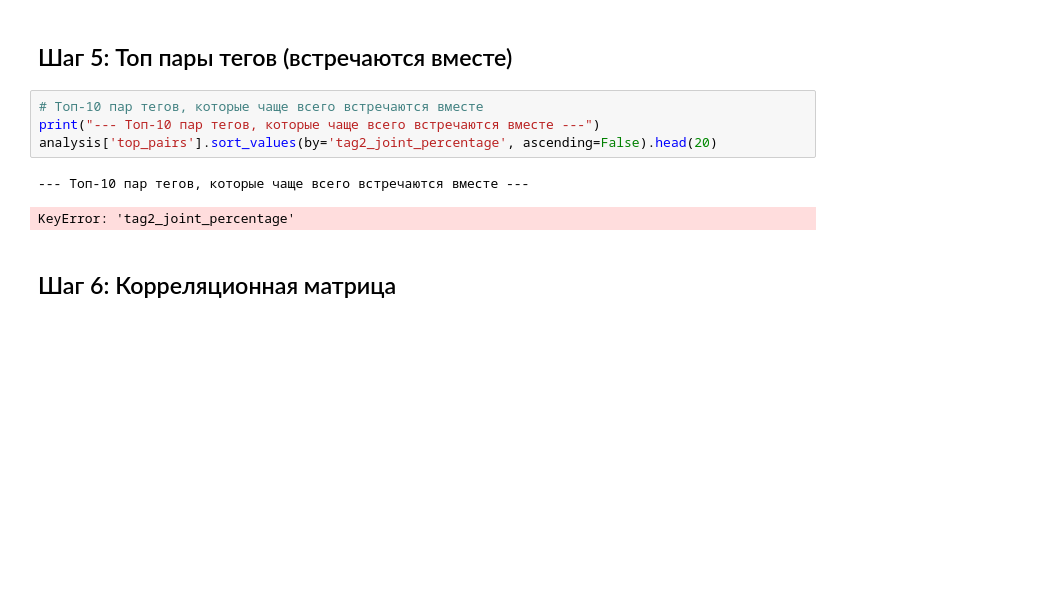
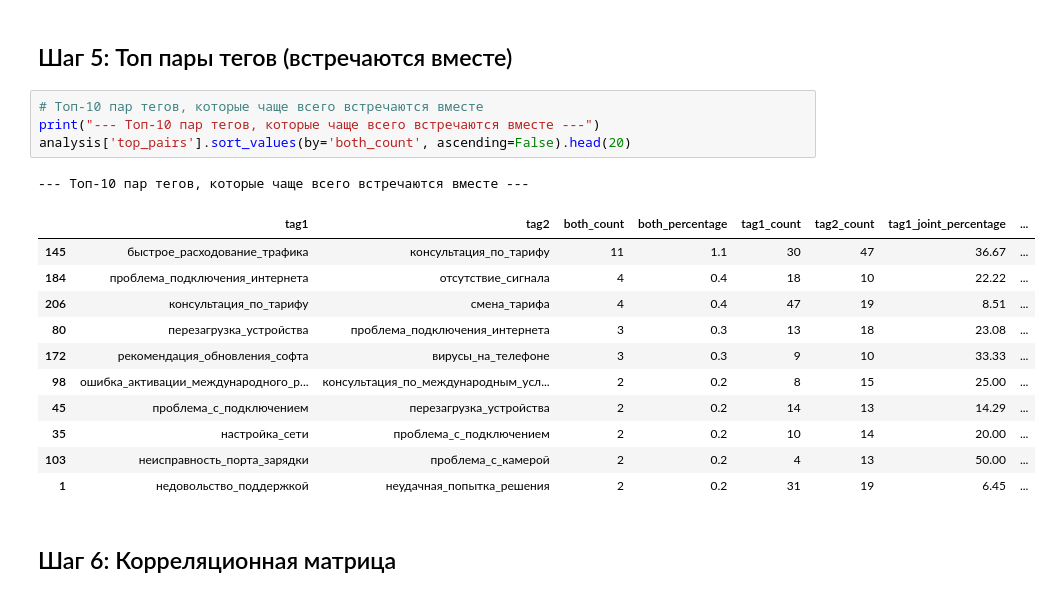
Before and after one commit to talexeyft/llm_tags, a Jupyter notebook: test_tag_analysis.ipynb, the cells around one changed output. Drawn from its saved outputs; the diff is of its cells as text; blank space fills up the shorter version.

```diff
--- a/test_tag_analysis.ipynb
+++ b/test_tag_analysis.ipynb
@@ -234,10 +321,20 @@ analysis['statistics'].head(20)
 # %%
 # Топ-10 пар тегов, которые чаще всего встречаются вместе
 print("--- Топ-10 пар тегов, которые чаще всего встречаются вместе ---")
-analysis['top_pairs'].sort_values(by='tag2_joint_percentage', ascending=False).head(20)
+analysis['top_pairs'].sort_values(by='both_count', ascending=False).head(20)
 # %% [output]
 --- Топ-10 пар тегов, которые чаще всего встречаются вместе ---
-KeyError: 'tag2_joint_percentage'
+|  | tag1 | tag2 | both_count | both_percentage | tag1_count | tag2_count | tag1_joint_percentage | ... |
+| 145 | быстрое_расходование_трафика | консультация_по_тарифу | 11 | 1.1 | 30 | 47 | 36.67 | ... |
+| 184 | проблема_подключения_интернета | отсутствие_сигнала | 4 | 0.4 | 18 | 10 | 22.22 | ... |
+| 206 | консультация_по_тарифу | смена_тарифа | 4 | 0.4 | 47 | 19 | 8.51 | ... |
+| 80 | перезагрузка_устройства | проблема_подключения_интернета | 3 | 0.3 | 13 | 18 | 23.08 | ... |
+| 172 | рекомендация_обновления_софта | вирусы_на_телефоне | 3 | 0.3 | 9 | 10 | 33.33 | ... |
+| 98 | ошибка_активации_международного_р... | консультация_по_международным_усл... | 2 | 0.2 | 8 | 15 | 25.00 | ... |
+| 45 | проблема_с_подключением | перезагрузка_устройства | 2 | 0.2 | 14 | 13 | 14.29 | ... |
+| 35 | настройка_сети | проблема_с_подключением | 2 | 0.2 | 10 | 14 | 20.00 | ... |
+| 103 | неисправность_порта_зарядки | проблема_с_камерой | 2 | 0.2 | 4 | 13 | 50.00 | ... |
+| 1 | недовольство_поддержкой | неудачная_попытка_решения | 2 | 0.2 | 31 | 19 | 6.45 | ... |
 # %% [markdown]
 ## Шаг 6: Корреляционная матрица
 # %%
```
Also changed, not shown: parts of 8 cells of this notebook.
